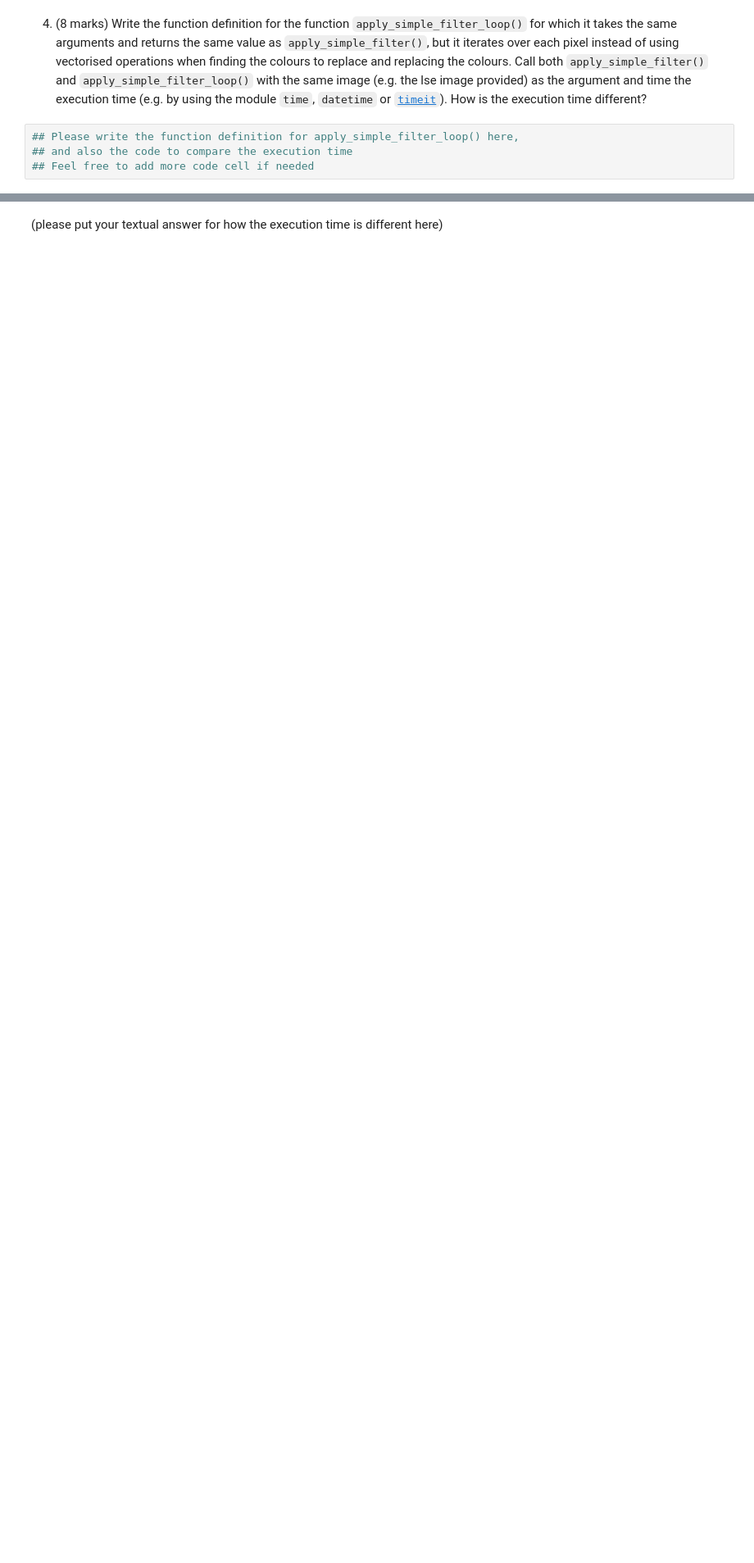
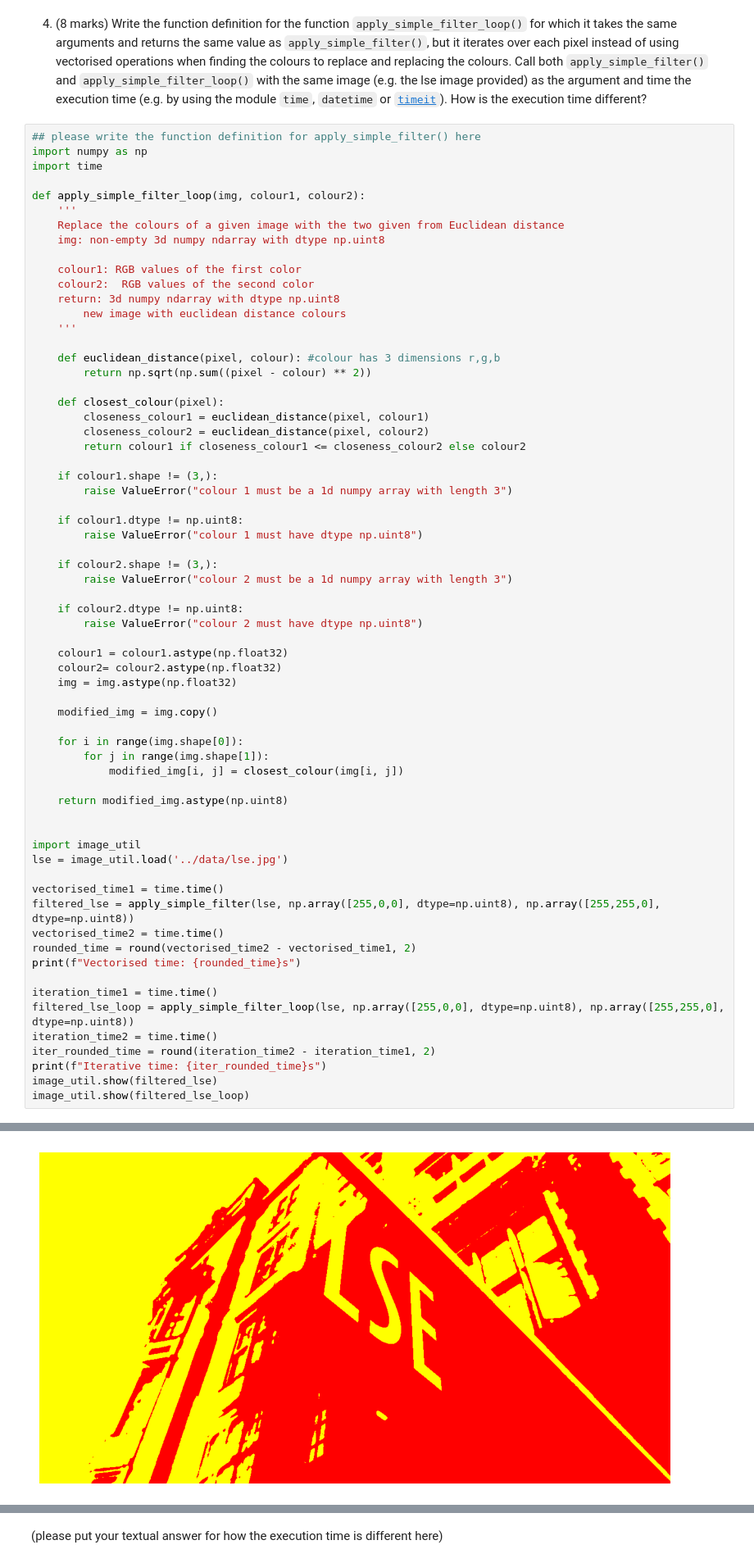
Before and after one commit to crypanon/ST101-Summative-2, a Jupyter notebook: src/image_part_a.ipynb, the cells around one changed output, grey strips where cells are left out. Shown at 82% size. Saved outputs shown, nothing was run; the diff lists cells and outputs as text; blank space fills up the shorter version.

```diff
--- a/src/image_part_a.ipynb
+++ b/src/image_part_a.ipynb
@@ -138,6 +136,68 @@ def apply_simple_filter(image, colour1, colour2):
 # %% [markdown]
 4. (8 marks) Write the function definition for the function `apply_simple_filter_loop()` for which it takes the same arguments and returns the same value as `apply_simple_filter()`, but it iterates over each pixel instead of using vectorised operations when finding the colours to replace and replacing the colours. Call both `apply_simple_filter()` and `apply_simple_filter_loop()` with the same image (e.g. the lse image provided) as the argument and time the execution time (e.g. by using the module `time`, `datetime` or [`timeit`](https://ipython.readthedocs.io/en/stable/interactive/magics.html#magic-timeit)). How is the execution time different?
 # %%
-## Please write the function definition for apply_simple_filter_loop() here,
-## and also the code to compare the execution time
-## Feel free to add more code cell if needed
+## please write the function definition for apply_simple_filter() here
+import numpy as np
+import time
+
+def apply_simple_filter_loop(img, colour1, colour2):
+    '''
+    Replace the colours of a given image with the two given from Euclidean distance
+    img: non-empty 3d numpy ndarray with dtype np.uint8
+
+    colour1: RGB values of the first color
+    colour2:  RGB values of the second color
+    return: 3d numpy ndarray with dtype np.uint8
+        new image with euclidean distance colours
+    '''
+
+    def euclidean_distance(pixel, colour): #colour has 3 dimensions r,g,b
+        return np.sqrt(np.sum((pixel - colour) ** 2))
+
+    def closest_colour(pixel):
+        closeness_colour1 = euclidean_distance(pixel, colour1)
+        closeness_colour2 = euclidean_distance(pixel, colour2)
+        return colour1 if closeness_colour1 <= closeness_colour2 else colour2
+
+    if colour1.shape != (3,):
+        raise ValueError("colour 1 must be a 1d numpy array with length 3")
+
+    if colour1.dtype != np.uint8:
+        raise ValueError("colour 1 must have dtype np.uint8")
+
+    if colour2.shape != (3,):
+        raise ValueError("colour 2 must be a 1d numpy array with length 3")
+
+    if colour2.dtype != np.uint8:
+        raise ValueError("colour 2 must have dtype np.uint8")
+
+    colour1 = colour1.astype(np.float32)
+    colour2= colour2.astype(np.float32)
+    img = img.astype(np.float32)
+
+    modified_img = img.copy()
+
+    for i in range(img.shape[0]):
+        for j in range(img.shape[1]):
+            modified_img[i, j] = closest_colour(img[i, j])
+
+    return modified_img.astype(np.uint8)
+
+
+import image_util
+lse = image_util.load('../data/lse.jpg')
+
+vectorised_time1 = time.time()
+filtered_lse = apply_simple_filter(lse, np.array([255,0,0], dtype=np.uint8), np.array([255,255,0], dtype=np.uint8))
+vectorised_time2 = time.time()
+rounded_time = round(vectorised_time2 - vectorised_time1, 2)
+print(f"Vectorised time: {rounded_time}s")
+
+iteration_time1 = time.time()
+filtered_lse_loop = apply_simple_filter_loop(lse, np.array([255,0,0], dtype=np.uint8), np.array([255,255,0], dtype=np.uint8))
+iteration_time2 = time.time()
+iter_rounded_time = round(iteration_time2 - iteration_time1, 2)
+print(f"Iterative time: {iter_rounded_time}s")
+image_util.show(filtered_lse)
+image_util.show(filtered_lse_loop)
+# %% [output]
@@ -143,0 +206 @@ def apply_simple_filter(image, colour1, colour2):
+[figure, added]
```
Also changed, not shown: parts of 2 cells of this notebook.
